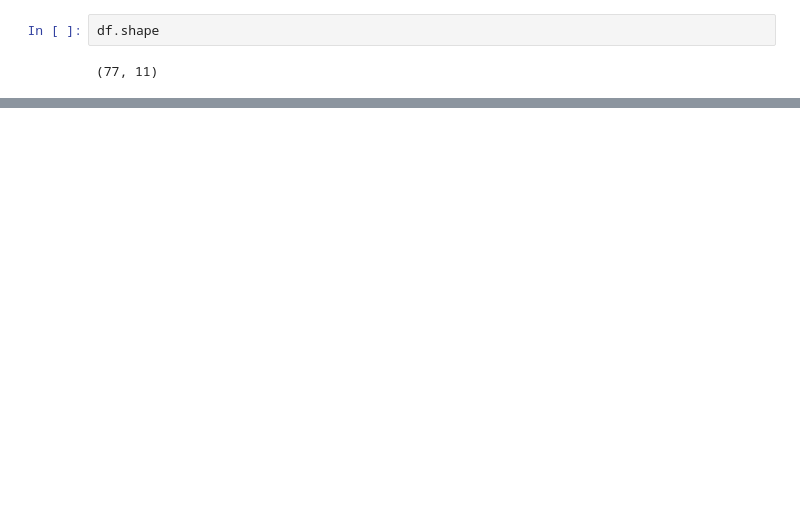
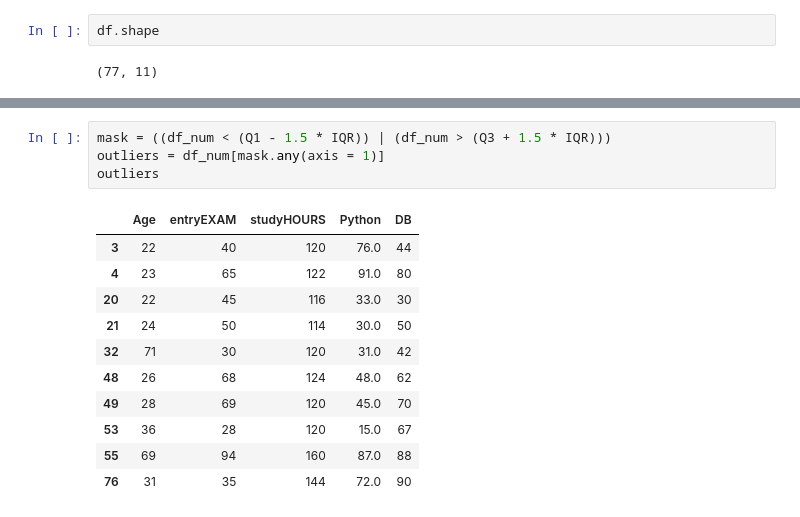
Before and after one commit to AhmMag93/Data-Cleaning-DEPI, a Jupyter notebook: Data Cleaning.ipynb, the cells around one changed output, grey strips where cells are left out. Saved outputs shown, nothing was run; the diff lists cells and outputs as text; blank space fills up the shorter version.

```diff
--- a/Data Cleaning.ipynb
+++ b/Data Cleaning.ipynb
@@ -64,0 +363,16 @@ df.shape
+# %%
+mask = ((df_num < (Q1 - 1.5 * IQR)) | (df_num > (Q3 + 1.5 * IQR)))
+outliers = df_num[mask.any(axis = 1)]
+outliers
+# %% [output]
+|  | Age | entryEXAM | studyHOURS | Python | DB |
+| 3 | 22 | 40 | 120 | 76.0 | 44 |
+| 4 | 23 | 65 | 122 | 91.0 | 80 |
+| 20 | 22 | 45 | 116 | 33.0 | 30 |
+| 21 | 24 | 50 | 114 | 30.0 | 50 |
+| 32 | 71 | 30 | 120 | 31.0 | 42 |
+| 48 | 26 | 68 | 124 | 48.0 | 62 |
+| 49 | 28 | 69 | 120 | 45.0 | 70 |
+| 53 | 36 | 28 | 120 | 15.0 | 67 |
+| 55 | 69 | 94 | 160 | 87.0 | 88 |
+| 76 | 31 | 35 | 144 | 72.0 | 90 |
```
Also changed, not shown: parts of 40 cells of this notebook, 2 other files.
